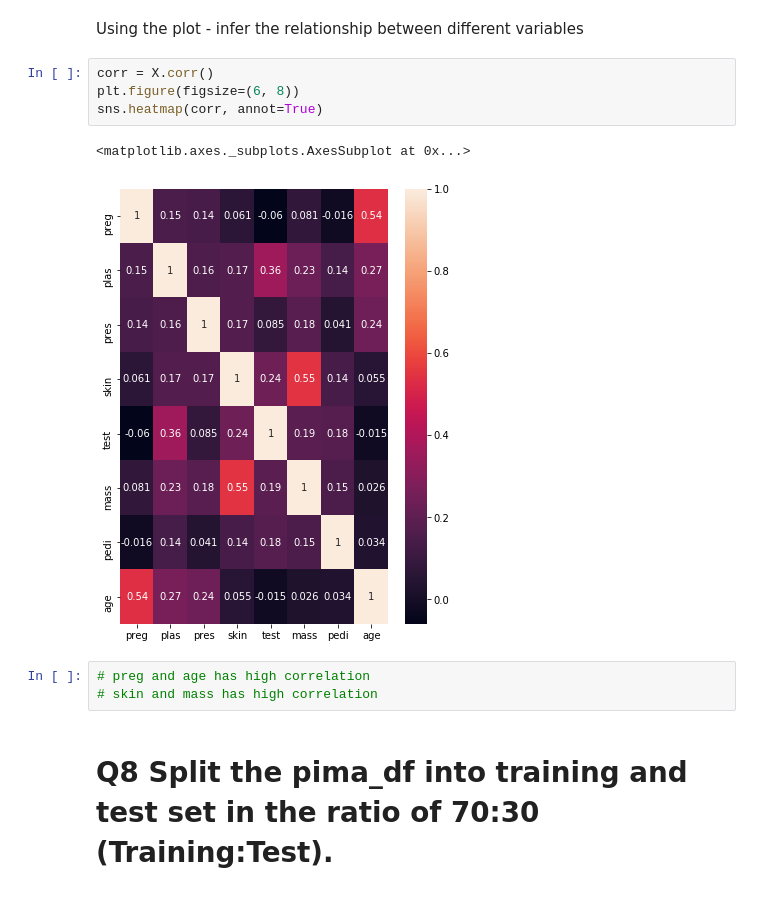
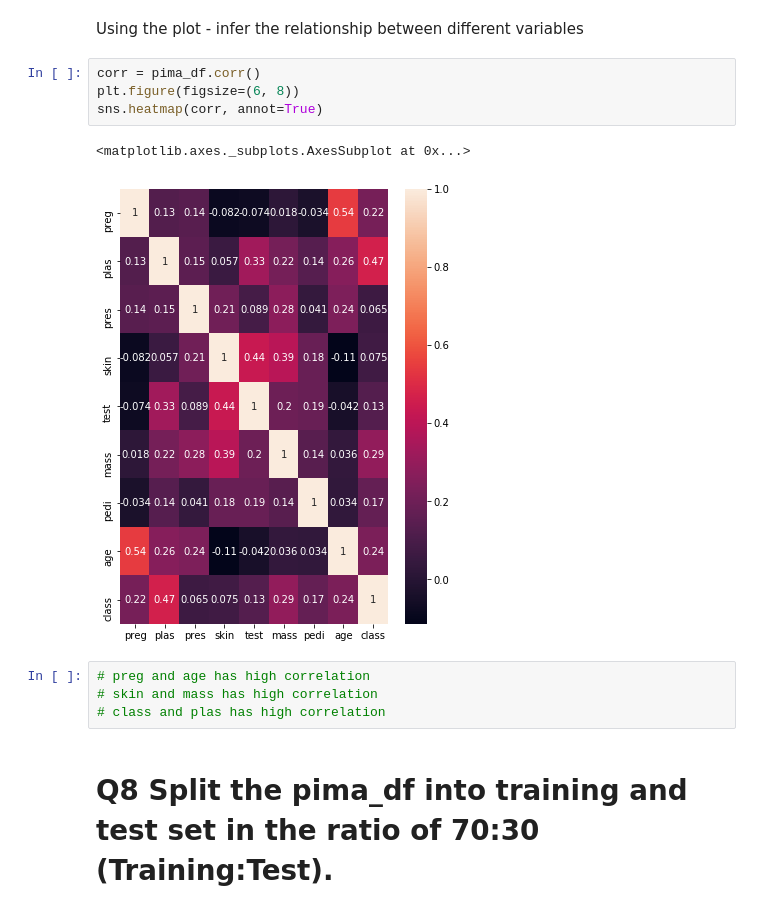
Before and after one commit to GreatLearningAIML1/bangalore-feb-batch-arunkrdas, a Jupyter notebook: Lab_R3_Internal_Supervised-Pima.ipynb, the cells around one changed output. Drawn from its saved outputs; the diff is of its cells as text.

```diff
--- a/Lab_R3_Internal_Supervised-Pima.ipynb
+++ b/Lab_R3_Internal_Supervised-Pima.ipynb
@@ -156,15 +159,16 @@ sns.pairplot(X)
 # %% [markdown]
 Using the plot - infer the relationship between different variables
 # %%
-corr = X.corr()
+corr = pima_df.corr()
 plt.figure(figsize=(6, 8))
 sns.heatmap(corr, annot=True)
 # %% [output]
 <matplotlib.axes._subplots.AxesSubplot at 0x...>
-[figure, old version]
+[figure, new version]
 # %%
 # preg and age has high correlation
 # skin and mass has high correlation
+# class and plas has high correlation
 # %% [markdown]
 # Q8 Split the pima_df into training and test set in the ratio of 70:30 (Training:Test).</b>
 # %%
```
Also changed, not shown: parts of 2 cells of this notebook.
